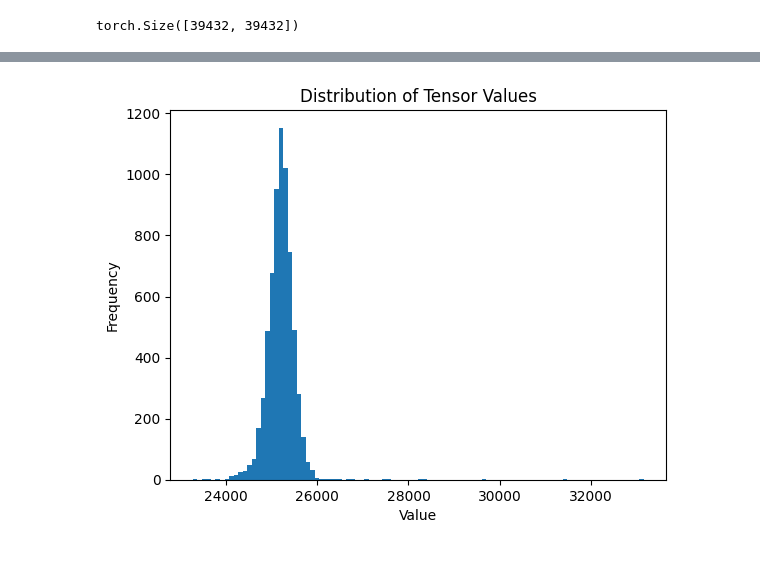
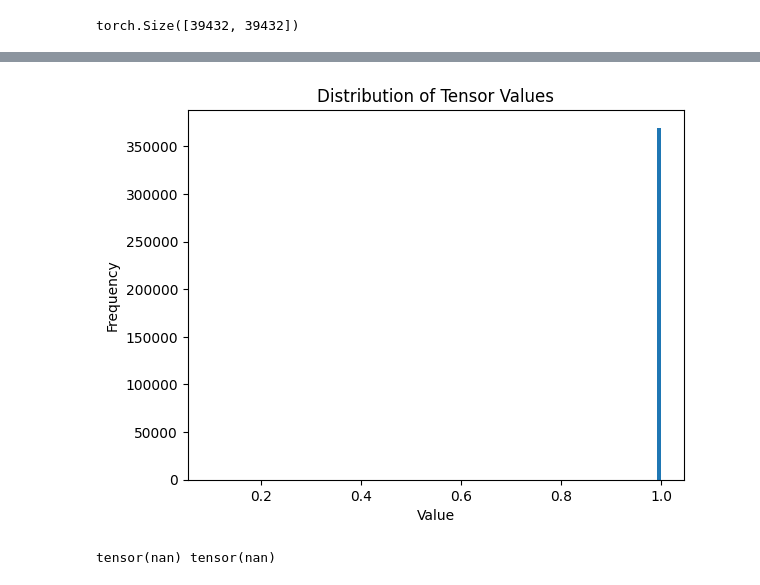
Before and after one commit to bio-ontology-research-group/PU-GO, a Jupyter notebook: Protein-Similarity.ipynb, the cells around one changed output, grey strips where cells are left out. Drawn from its saved outputs; the diff is of its cells as text; code cells hidden in the pictures.

```diff
--- a/Protein-Similarity.ipynb
+++ b/Protein-Similarity.ipynb
@@ -48,13 +54,13 @@ def get_similarity_matrix(df):
 # %%
 def show_histogram(tensor):
     flat_tensor = tensor.flatten()
-    threshold = -1  # This means we consider values within -0.05 to 0.05 as very close to 0
+    threshold = 0  # This means we consider values within -0.05 to 0.05 as very close to 0
 
     # Create a mask
     mask = th.abs(flat_tensor) >  threshold
 
 # Filter the tensor
-    filtered_tensor = flat_tensor[mask].numpy()
+    filtered_tensor = flat_tensor[mask].cpu().numpy()
     # Create the histogram
     plt.hist(filtered_tensor, bins=100)  # Adjust the number of bins as needed
     plt.title('Distribution of Tensor Values')
@@ -145,4 +174,9 @@ tensor([25012.3047,     0.0000, 24950.5957,  ..., 29623.3242, 31431.5352,
 # %%
-show_histogram(per_class_w_annots)
+show_histogram(masked_w_labels)
 # %% [output]
-[figure, old version]
+[figure, new version]
+# %%
+w_labels_disk = pd.read_pickle("data-sim/mf/train_weighted_labels.pkl")
+print(w_labels_disk.min(), w_labels_disk.max())
+# %% [output]
+tensor(nan) tensor(nan)
```
Also changed, not shown: parts of 16 cells of this notebook, 10 other files.
